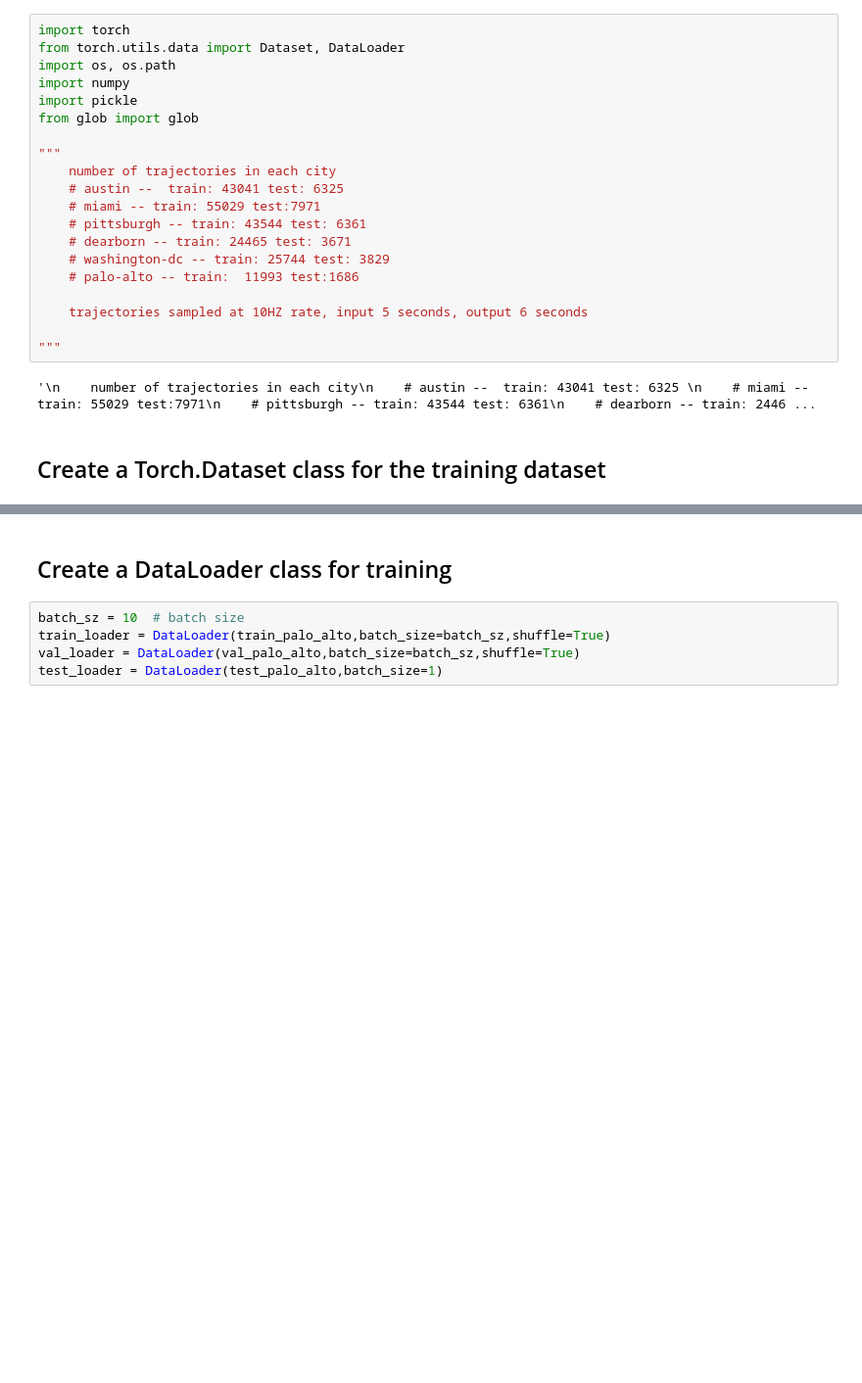
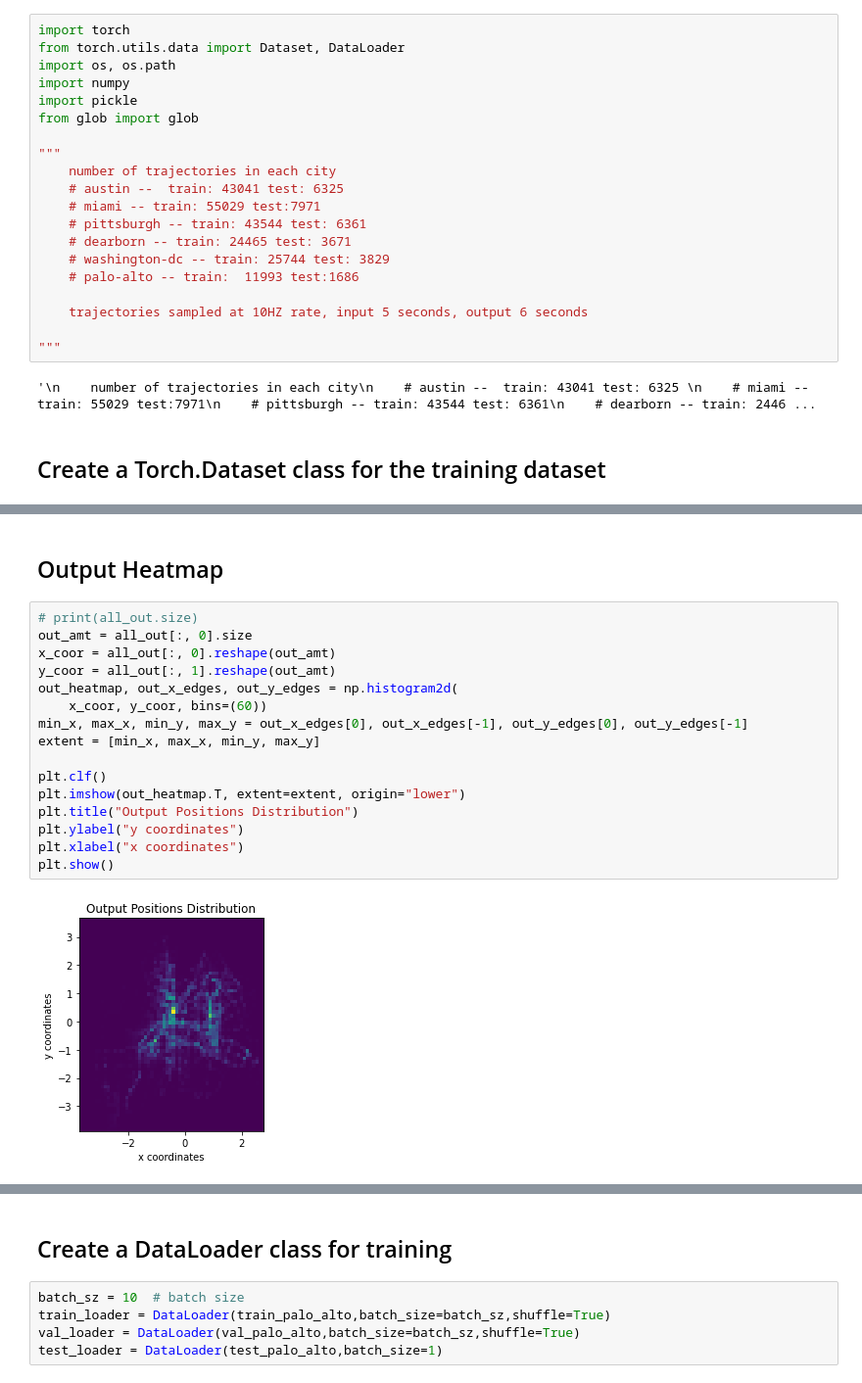
Before and after one commit to ec-2018/CSE151BCompetition, a Jupyter notebook: Load_Argo2_Public.ipynb, the cells around one changed output, grey strips where cells are left out. Shown: that part at 98% size. Saved outputs shown, nothing was run; the diff lists cells and outputs as text; blank space fills up the shorter version.

```diff
--- a/Load_Argo2_Public.ipynb
+++ b/Load_Argo2_Public.ipynb
@@ -120,0 +173,20 @@ train_palo_alto, val_palo_alto = torch.utils.data.random_split(train_palo_alto,
+# %% [markdown]
+## Output Heatmap
+# %%
+# print(all_out.size)
+out_amt = all_out[:, 0].size
+x_coor = all_out[:, 0].reshape(out_amt)
+y_coor = all_out[:, 1].reshape(out_amt)
+out_heatmap, out_x_edges, out_y_edges = np.histogram2d(
+    x_coor, y_coor, bins=(60))
+min_x, max_x, min_y, max_y = out_x_edges[0], out_x_edges[-1], out_y_edges[0], out_y_edges[-1]
+extent = [min_x, max_x, min_y, max_y]
+
+plt.clf()
+plt.imshow(out_heatmap.T, extent=extent, origin="lower")
+plt.title("Output Positions Distribution")
+plt.ylabel("y coordinates")
+plt.xlabel("x coordinates")
+plt.show()
+# %% [output]
+[figure, added]
```
Also changed, not shown: parts of 9 cells of this notebook.
